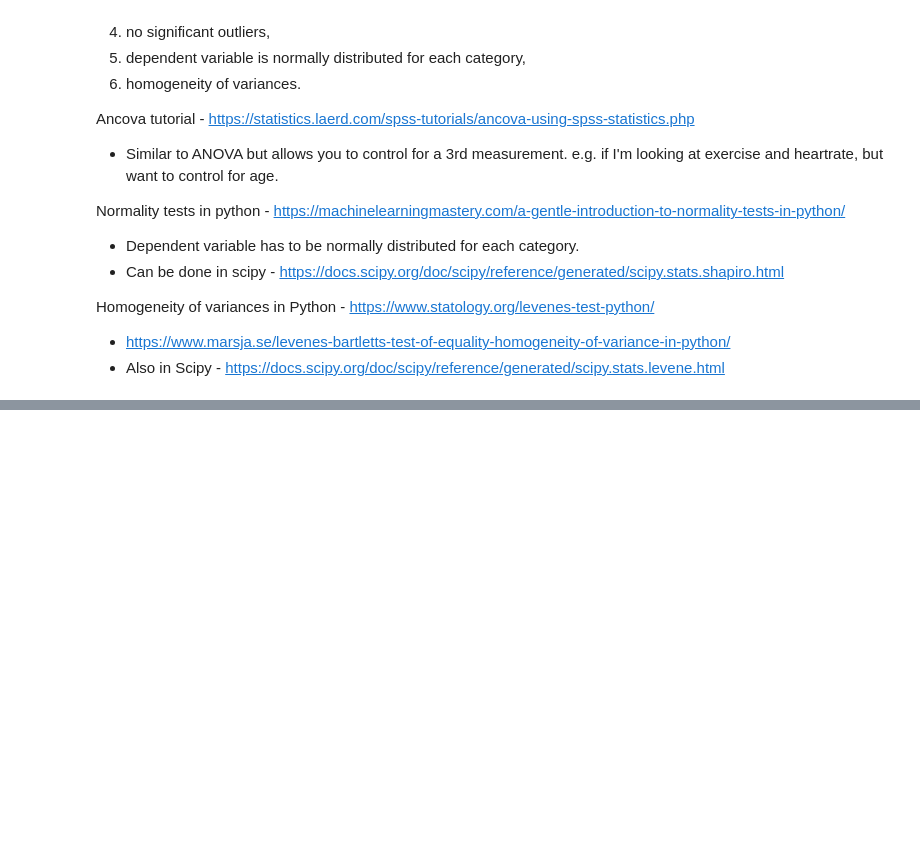
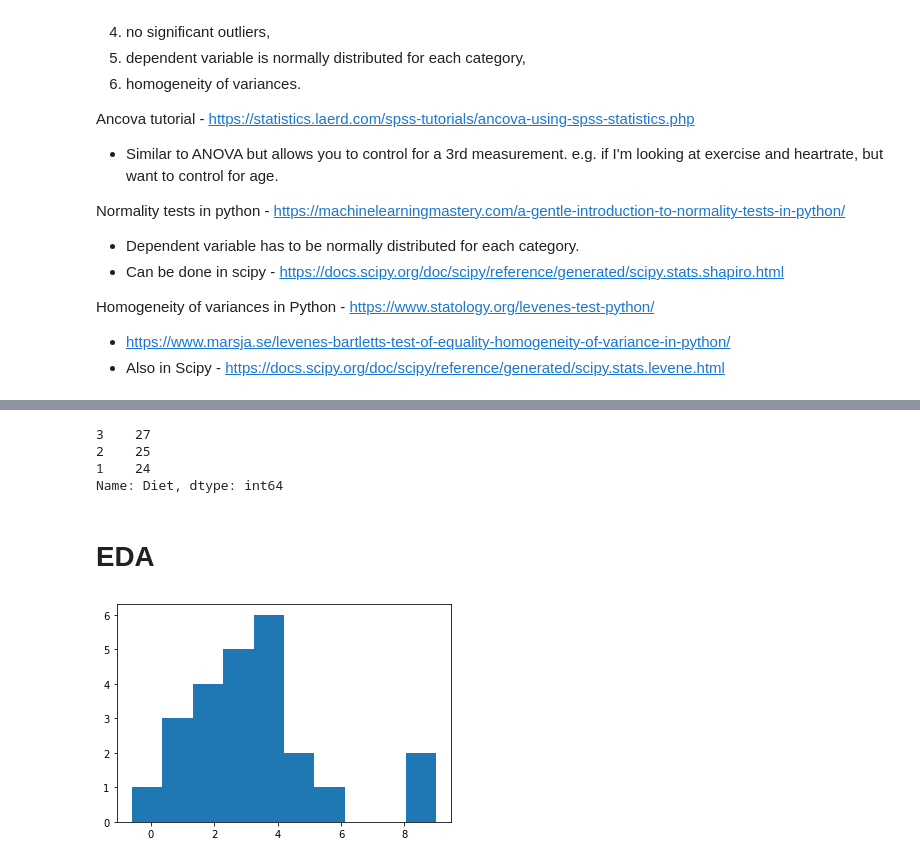
Before and after one commit to OtherBrian/machine-learning, a Jupyter notebook: scipy-stats.ipynb, the cells around one changed output, grey strips where cells are left out. Cells and saved outputs as stored; diff of their text form; code cells hidden in the pictures; blank space fills up the shorter version.

Commit message:
Code implementation of 1way Anova with Diet dataset.

```diff
--- a/scipy-stats.ipynb
+++ b/scipy-stats.ipynb
@@ -49,3 +49,13 @@ Diet dataset - https://www.sheffield.ac.uk/mash/statistics/datasets
 import pandas as pd
 import matplotlib.pyplot as plt
 import seaborn as sns
+# %%
+diet_df = pd.read_csv('./possible-datasets/Diet_R.csv')
+
+# A few observations don't have a value for gender, and have no difference in pre/post weight. Removing these.
+diet_df = diet_df[diet_df['gender'].isin(['0', '1'])]
+
+# Going to measure the weight change from each diet
+diet_df['weightChange'] = diet_df['pre.weight'] - diet_df['weight6weeks']
+
+diet_df.head()
@@ -51,0 +69,23 @@ import seaborn as sns
+# %%
+# Check how many I have in each group
+
+diet_df['Diet'].value_counts()
+# %% [output]
+3    27
+2    25
+1    24
+Name: Diet, dtype: int64
+# %%
+# Splitting into DataFrames for each of the diets.
+
+diet1 = diet_df[diet_df['Diet'] == 1]
+diet2 = diet_df[diet_df['Diet'] == 2]
+diet3 = diet_df[diet_df['Diet'] == 3]
+# %% [markdown]
+# EDA
+# %%
+# Diet 1
+
+plt.hist(diet1['weightChange']);
+# %% [output]
+[figure, added]
```
Also changed, not shown: parts of 18 cells of this notebook.
